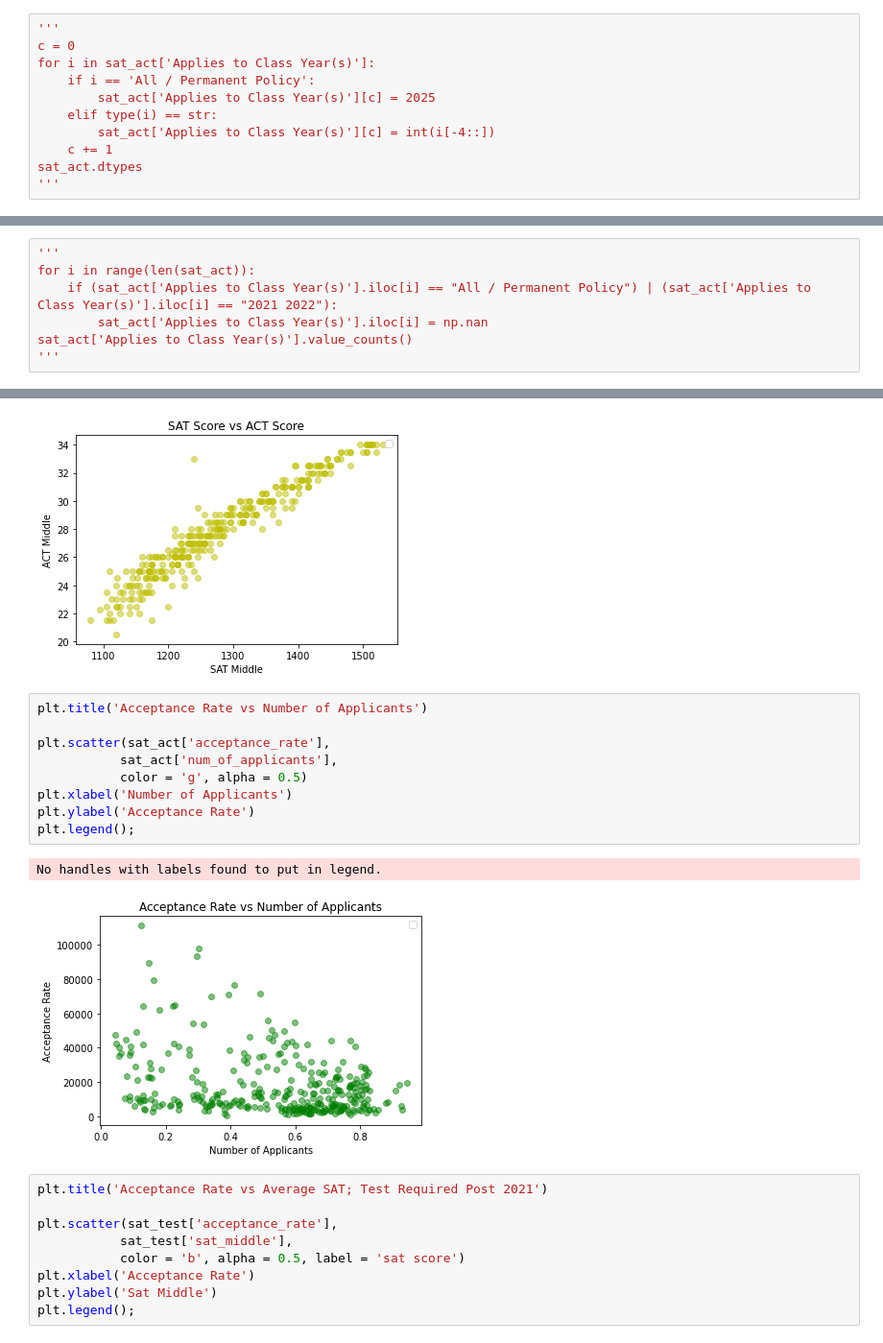
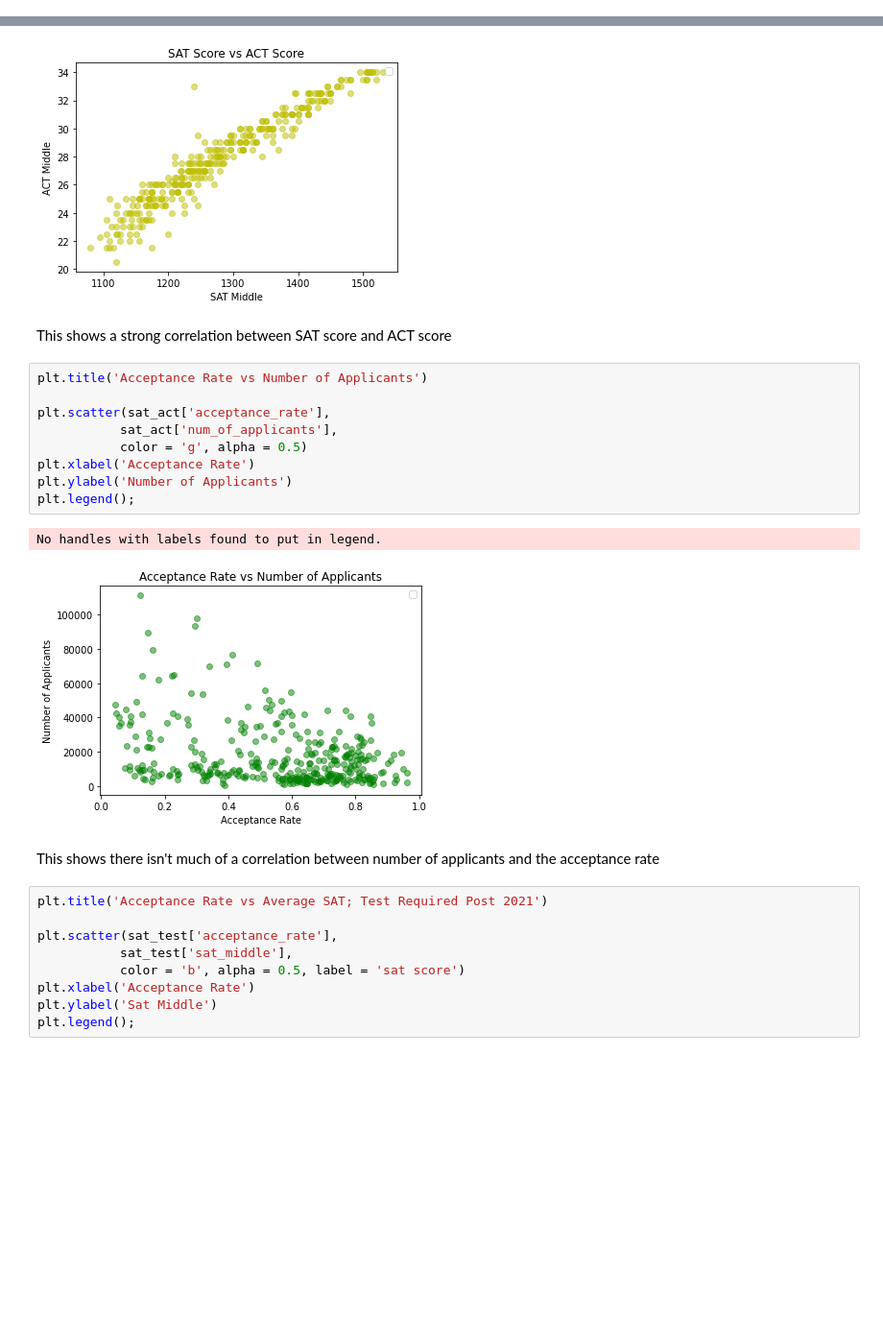
Before and after one commit to matthew-edelmann/Standardized-Test-Analysis, a Jupyter notebook: code/starter-code.ipynb, the cells around one changed output, grey strips where cells are left out. Shown at 96% size. Drawn from its saved outputs; the diff is of its cells as text; blank space fills up the shorter version.

```diff
--- a/code/starter-code.ipynb
+++ b/code/starter-code.ipynb
@@ -616,14 +718,3 @@ All / Permanent Policy      147
 2021 2022 2023 2024           7
 2021 2022 2023 2024 2025      1
 Name: Applies to Class Year(s), dtype: int64
-# %%
-'''
-c = 0
-for i in sat_act['Applies to Class Year(s)']:
-    if i == 'All / Permanent Policy':
-        sat_act['Applies to Class Year(s)'][c] = 2025
-    elif type(i) == str:
-        sat_act['Applies to Class Year(s)'][c] = int(i[-4::])
-    c += 1
-sat_act.dtypes
-'''
@@ -634,7 +720,0 @@ sat_act.dtypes
-# %%
-'''
-for i in range(len(sat_act)):
-    if (sat_act['Applies to Class Year(s)'].iloc[i] == "All / Permanent Policy") | (sat_act['Applies to Class Year(s)'].iloc[i] == "2021 2022"):
-        sat_act['Applies to Class Year(s)'].iloc[i] = np.nan
-sat_act['Applies to Class Year(s)'].value_counts()
-'''
@@ -987,18 +1173,22 @@ plt.legend();
 # %% [output]
 No handles with labels found to put in legend.
 [figure]
+# %% [markdown]
+This shows a strong correlation between SAT score and ACT score
 # %%
 plt.title('Acceptance Rate vs Number of Applicants')
 
 plt.scatter(sat_act['acceptance_rate'],
            sat_act['num_of_applicants'],
            color = 'g', alpha = 0.5)
-plt.xlabel('Number of Applicants')
-plt.ylabel('Acceptance Rate')
+plt.xlabel('Acceptance Rate')
+plt.ylabel('Number of Applicants')
 plt.legend();
 # %% [output]
 No handles with labels found to put in legend.
-[figure, old version]
+[figure, new version]
+# %% [markdown]
+This shows there isn't much of a correlation between number of applicants and the acceptance rate
 # %%
 plt.title('Acceptance Rate vs Average SAT; Test Required Post 2021')
 
```
Also changed, not shown: parts of 77 cells of this notebook.
